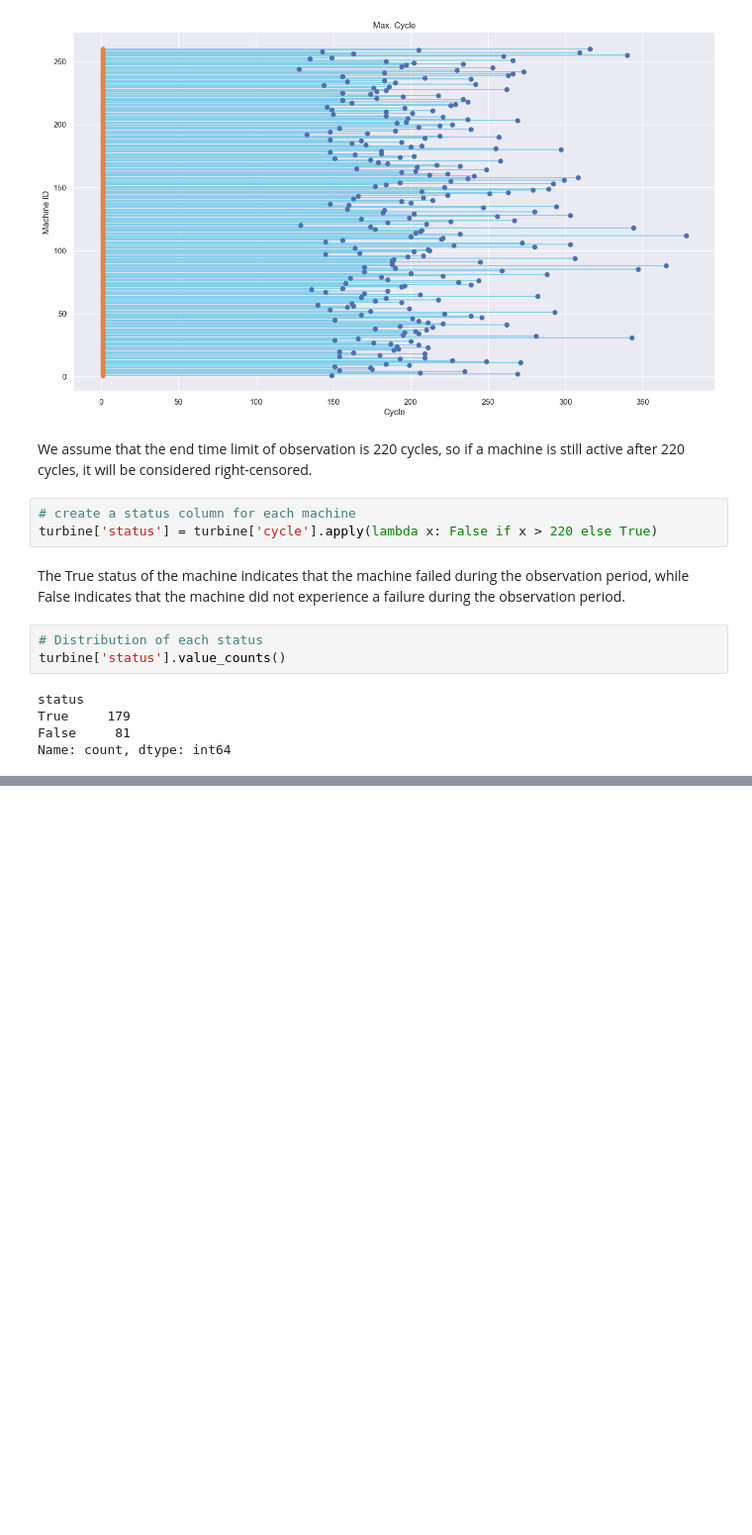
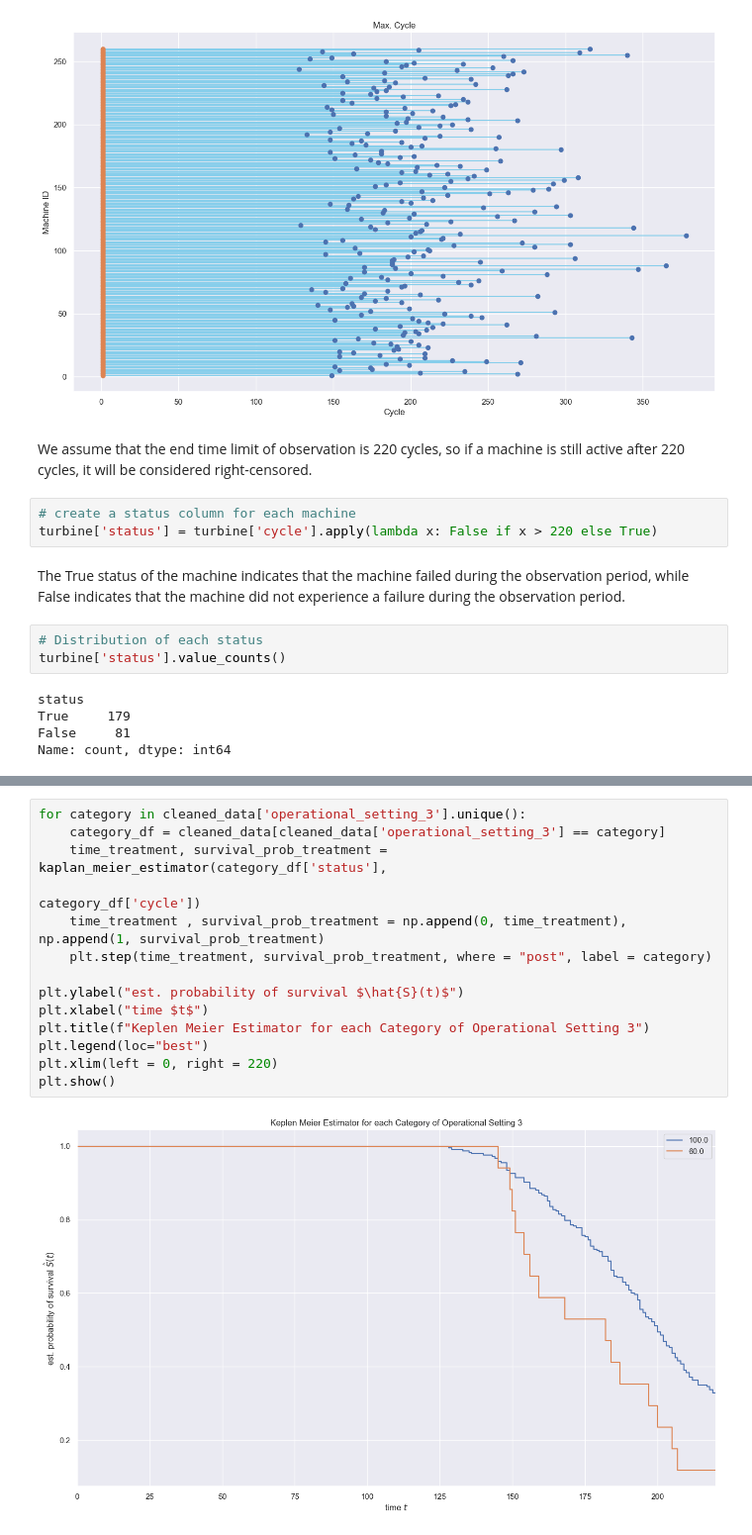
Before and after one commit to mustaphaezzali/VAE-for-predictive-maintenance, a Jupyter notebook: notebooks/RUL_with_VAE.ipynb, the cells around one changed output, grey strips where cells are left out. Shown at 99% size. Saved outputs shown, nothing was run; the diff lists cells and outputs as text; blank space fills up the shorter version.

```diff
--- a/notebooks/RUL_with_VAE.ipynb
+++ b/notebooks/RUL_with_VAE.ipynb
@@ -79,0 +156,16 @@ Name: count, dtype: int64
+# %%
+for category in cleaned_data['operational_setting_3'].unique():
+    category_df = cleaned_data[cleaned_data['operational_setting_3'] == category]
+    time_treatment, survival_prob_treatment = kaplan_meier_estimator(category_df['status'],
+                                                                     category_df['cycle'])
+    time_treatment , survival_prob_treatment = np.append(0, time_treatment), np.append(1, survival_prob_treatment)
+    plt.step(time_treatment, survival_prob_treatment, where = "post", label = category)
+
+plt.ylabel("est. probability of survival $\hat{S}(t)$")
+plt.xlabel("time $t$")
+plt.title(f"Keplen Meier Estimator for each Category of Operational Setting 3")
+plt.legend(loc="best")
+plt.xlim(left = 0, right = 220)
+plt.show()
+# %% [output]
+[figure, added]
```
Also changed, not shown: parts of 19 cells of this notebook, 6 other files.
